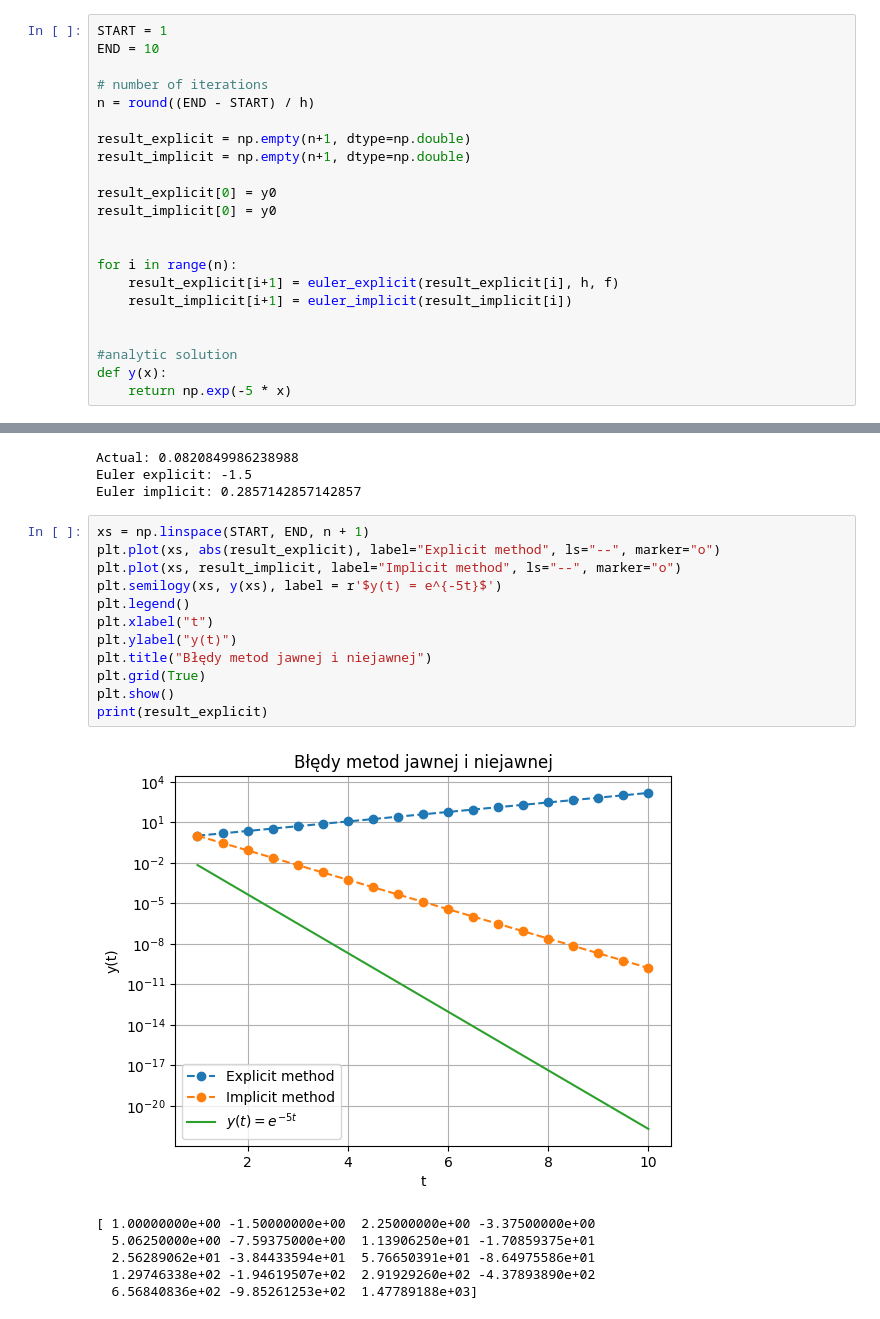
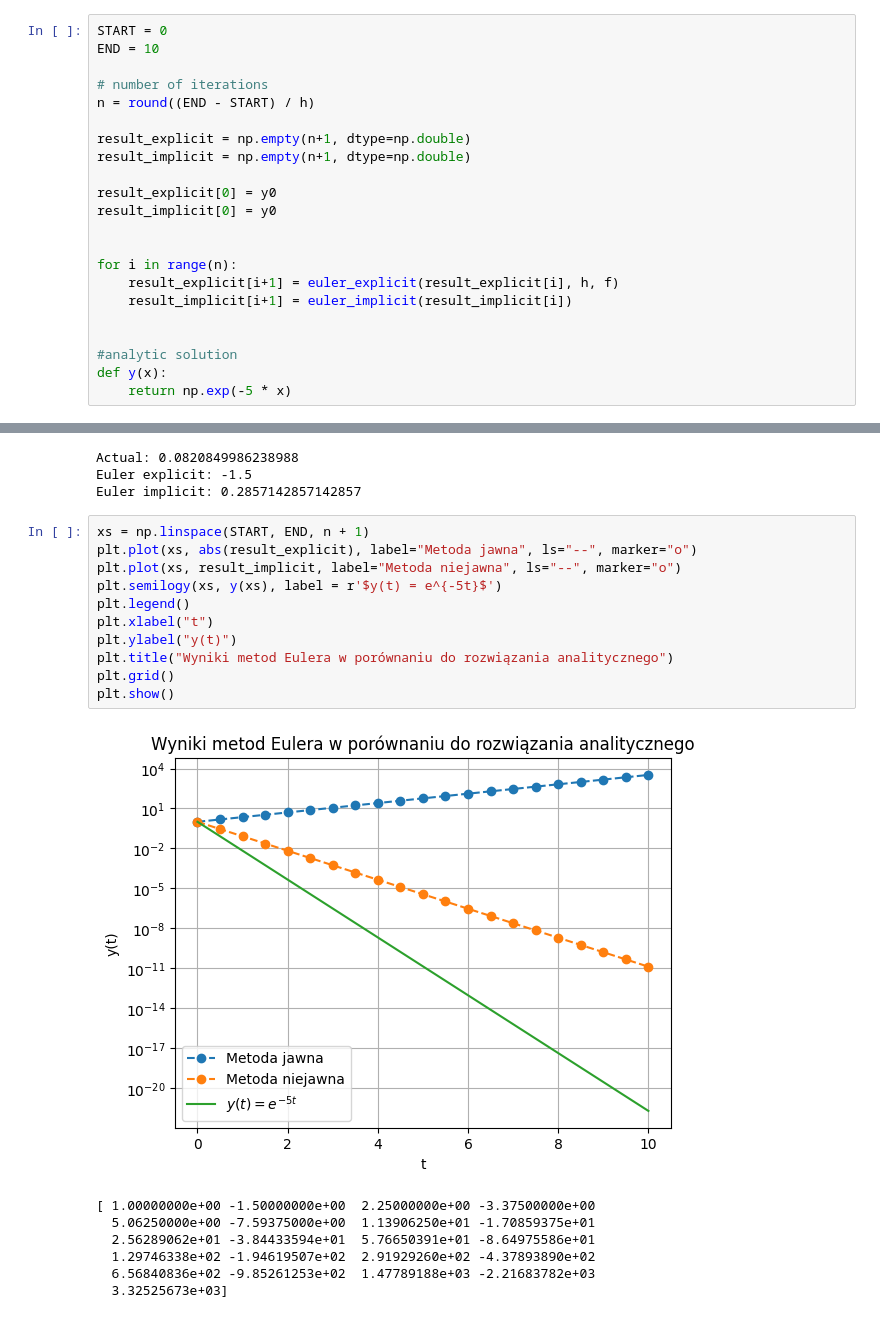
Before and after one commit to memecat5/MOWNIT, a Jupyter notebook: lab9/lab9.ipynb, the cells around one changed output, grey strips where cells are left out. Cells and saved outputs as stored; diff of their text form.

Commit message:
fix names in graphs

```diff
--- a/lab9/lab9.ipynb
+++ b/lab9/lab9.ipynb
@@ -29,7 +29,7 @@ def euler_explicit(yk, hk, f):
 def euler_implicit(yk):
     return 2. / 7. * yk
 # %%
-START = 1
+START = 0
 END = 10
 
 # number of iterations
@@ -62,21 +62,21 @@ Euler explicit: -1.5
 Euler implicit: 0.2857142857142857
 # %%
 xs = np.linspace(START, END, n + 1)
-plt.plot(xs, abs(result_explicit), label="Explicit method", ls="--", marker="o")
-plt.plot(xs, result_implicit, label="Implicit method", ls="--", marker="o")
+plt.plot(xs, abs(result_explicit), label="Metoda jawna", ls="--", marker="o")
+plt.plot(xs, result_implicit, label="Metoda niejawna", ls="--", marker="o")
 plt.semilogy(xs, y(xs), label = r'$y(t) = e^{-5t}$')
 plt.legend()
 plt.xlabel("t")
 plt.ylabel("y(t)")
-plt.title("Błędy metod jawnej i niejawnej")
-plt.grid(True)
+plt.title("Wyniki metod Eulera w porównaniu do rozwiązania analitycznego")
+plt.grid()
 plt.show()
-print(result_explicit)
 # %% [output]
-[figure, old version]
+[figure, new version]
 [ 1.00000000e+00 -1.50000000e+00  2.25000000e+00 -3.37500000e+00
   5.06250000e+00 -7.59375000e+00  1.13906250e+01 -1.70859375e+01
   2.56289062e+01 -3.84433594e+01  5.76650391e+01 -8.64975586e+01
   1.29746338e+02 -1.94619507e+02  2.91929260e+02 -4.37893890e+02
-  6.56840836e+02 -9.85261253e+02  1.47789188e+03]
+  6.56840836e+02 -9.85261253e+02  1.47789188e+03 -2.21683782e+03
+  3.32525673e+03]
 # %%
```
Also changed, not shown: parts of 3 cells of this notebook.
